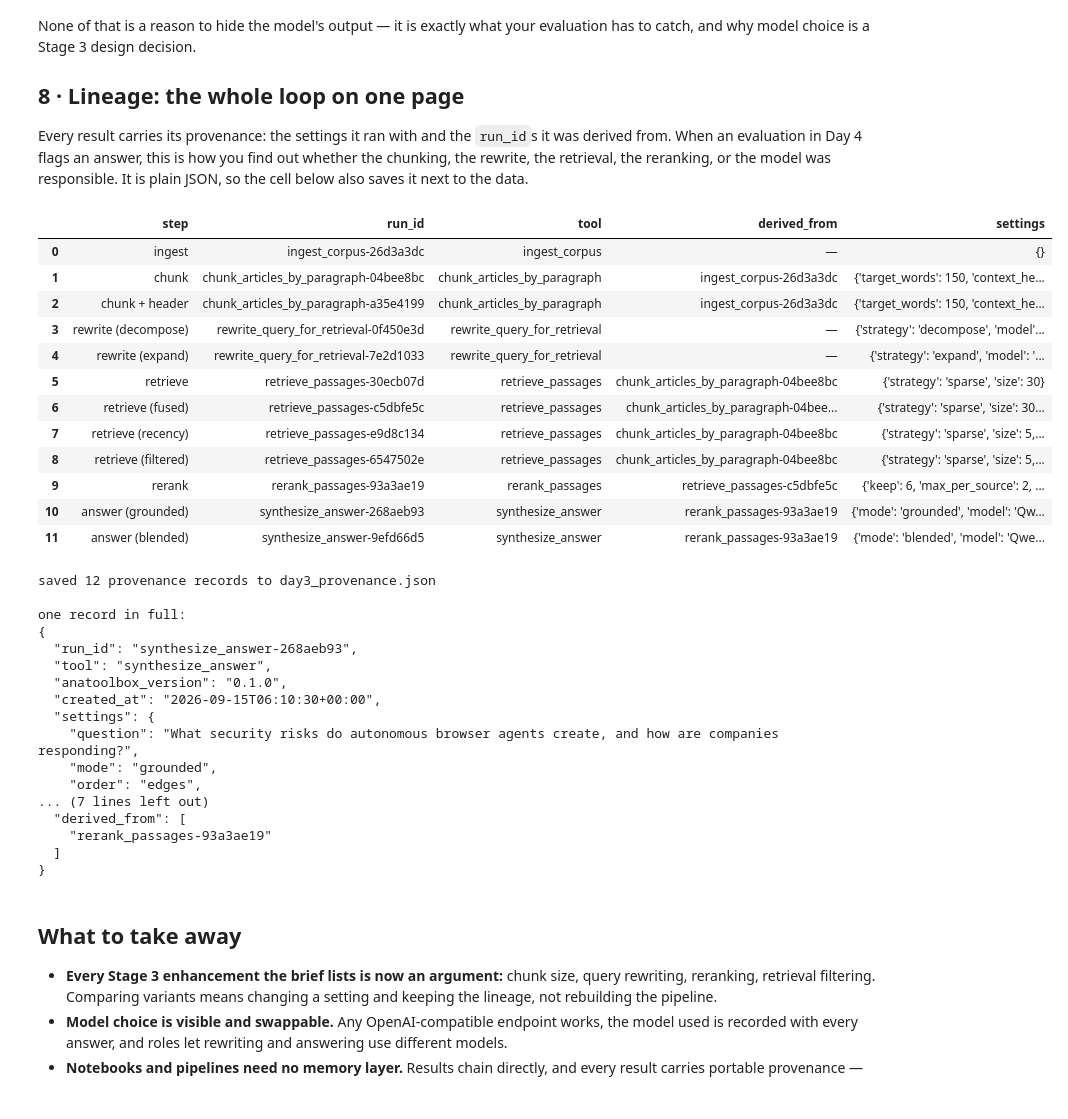
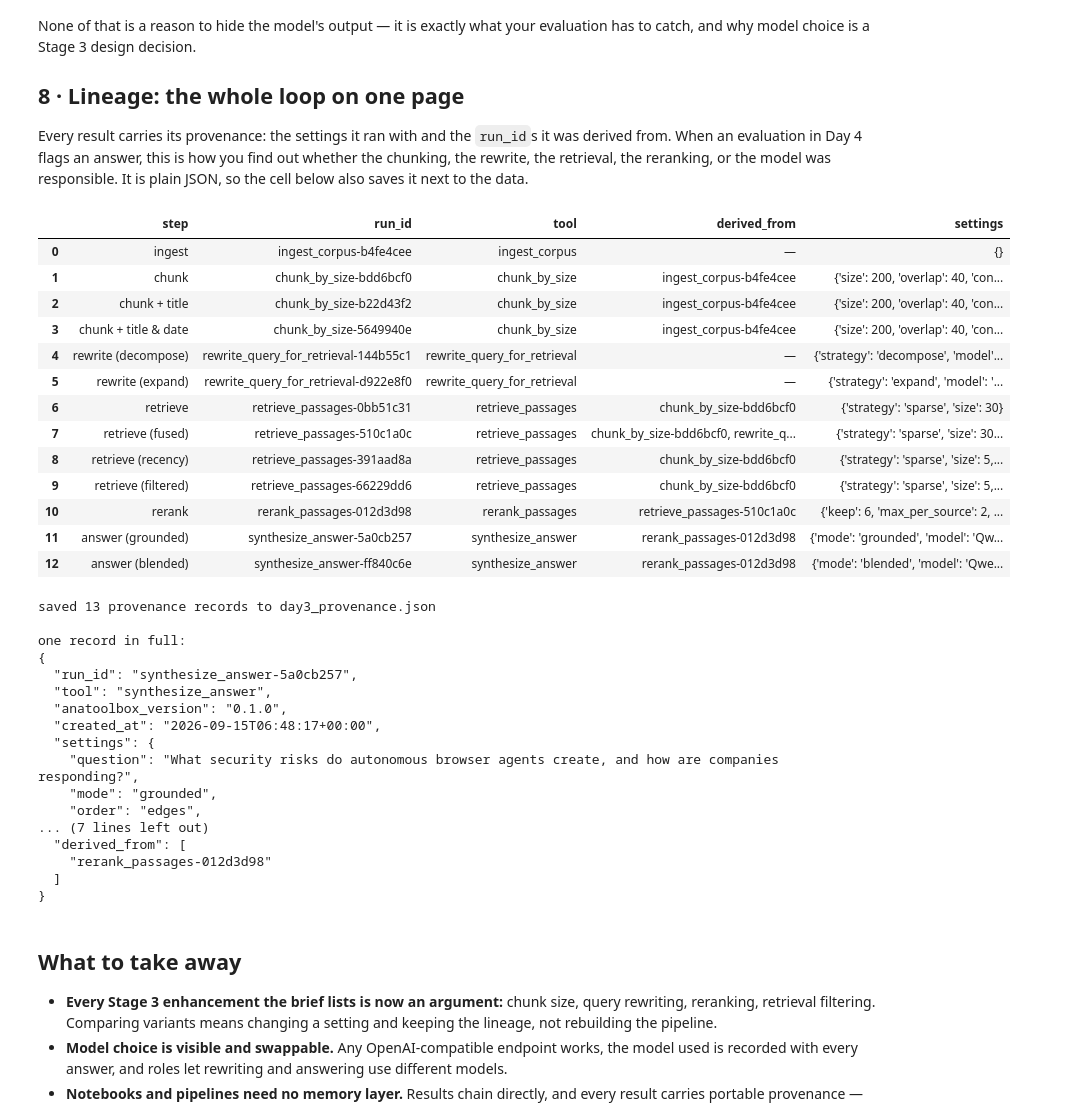
Before and after one commit to umagira/anatoolbox, a Jupyter notebook: notebooks/day3_rag_ai_media.ipynb, the cells around one changed output. Drawn from its saved outputs; the diff is of its cells as text; code cells hidden in the pictures.

```diff
--- a/notebooks/day3_rag_ai_media.ipynb
+++ b/notebooks/day3_rag_ai_media.ipynb
@@ -152,7 +152,7 @@ from anatoolbox import ToolContext, resolve_tools
 anatoolbox.register_reference_tools()
 ctx = ToolContext()  # pipeline mode: no memory — results are passed on as the next tool's input
 ingest, chunk, rewrite, retrieve, rerank, synthesize = resolve_tools(
-    ["ingest_corpus", "chunk_articles_by_paragraph", "rewrite_query_for_retrieval",
+    ["ingest_corpus", "chunk_by_size", "rewrite_query_for_retrieval",
      "retrieve_passages", "rerank_passages", "synthesize_answer"]
 )
 print(anatoolbox.tools_by_stage())
@@ -191,12 +196,13 @@ display(pd.DataFrame(rows))
 # %%
-chunks = chunk.run({"input": articles, "target_words": 150, "max_words": 300, "min_words": 30}, context=ctx)
+chunks = chunk.run({"input": articles, "size": 200, "overlap": 40}, context=ctx)
 print(f"{chunks['chunks']:,} chunks from {chunks['articles']:,} articles · run {chunks['provenance']['run_id']}, derived from {chunks['provenance']['derived_from']}")
-print("words per chunk:", chunks["words"])
+print("tokens per chunk:", chunks["tokens"])
 
 chunk_corpus = get_corpus(chunks["corpus"])
 first_article = chunk_corpus.records[0]["source_id"]
 display(pd.DataFrame([
-    {"id": r["id"], "paragraphs": f"{r['paragraph_start']}–{r['paragraph_end']}", "words": r["words"], "starts with": r["text"][:90].replace("\n", " ")}
+    {"id": r["id"], "tokens": f"{r['token_start']}–{r['token_end']}",
+     "starts with": r["chunk_text"][:60].replace("\n", " ") + " …", "ends with": "… " + r["chunk_text"][-45:].replace("\n", " ")}
     for r in chunk_corpus.records if r["source_id"] == first_article
-]))
+][:6]))
 # %% [output]
@@ -221,3 +243,0 @@ something to measure, not assume.
-# %%
-headed = chunk.run({"target_words": 150, "context_header": True, "name": "track_chunks_with_header", "input": articles}, context=ctx)
-print(get_corpus(headed["corpus"]).records[1]["text"][:300])
@@ -227,0 +244,10 @@ OCI Superclusters allow customers to choose from a wide range of NVIDIA GPUs and
+# %%
+from anatoolbox.preprocess.chunk.chunk_by_size import register_contextualizer
+
+titled = chunk.run({"input": articles, "size": 200, "overlap": 40, "contextualize": "title"}, context=ctx)
+print(get_corpus(titled["corpus"]).records[1]["text"][:220], "…\n")
+
+# Your own contextualizer: any function (record, chunk_text) -> str, selected by name.
+register_contextualizer("title_and_date", lambda record, chunk_text: f"{record['title']} ({record['date']})")
+dated = chunk.run({"input": articles, "size": 200, "overlap": 40, "contextualize": "title_and_date"}, context=ctx)
+print(get_corpus(dated["corpus"]).records[1]["text"][:220], "…")
@@ -422,58 +457,59 @@ JSON, so the cell below also saves it next to the data.
 # %%
 import json
 
 from anatoolbox.provenance import lineage
 
-steps = {"ingest": articles, "chunk": chunks, "chunk + header": headed}
+steps = {"ingest": articles, "chunk": chunks, "chunk + title": titled, "chunk + title & date": dated}
 steps.update({f"rewrite ({strategy})": result for strategy, result in REWRITES.items()})
 steps.update({"retrieve": single, "retrieve (fused)": fused, "retrieve (recency)": recent, "retrieve (filtered)": filtered})
 if reranked:
     steps["rerank"] = reranked
 steps.update({f"answer ({mode})": result for mode, result in answers.items()})
 
-SHOWN = ("strategy", "target_words", "context_header", "size", "queries", "keep", "max_per_source",
+SHOWN = ("strategy", "size", "overlap", "contextualize", "queries", "keep", "max_per_source",
          "mode", "model", "reranker", "recency_half_life_days", "filters")
 table = pd.DataFrame(lineage(steps.values()))
 table.insert(0, "step", list(steps))
 table["derived_from"] = table["derived_from"].map(lambda refs: ", ".join(refs) or "—")
 table["settings"] = table["settings"].map(lambda s: {k: v for k, v in s.items() if k in SHOWN and v not in (None, [], {})})
 display(table)
 
 provenance_file = DATA_DIR / "day3_provenance.json"
 provenance_file.write_text(json.dumps({step: result["provenance"] for step, result in steps.items()}, indent=2))
 print(f"saved {len(steps)} provenance records to {provenance_file.name}")
 if answers:
     print("\none record in full:")
     print(json.dumps(next(iter(answers.values()))["provenance"], indent=2))
 # %% [output]
 |  | step | run_id | tool | derived_from | settings |
-| 0 | ingest | ingest_corpus-26d3a3dc | ingest_corpus | — | {} |
-| 1 | chunk | chunk_articles_by_paragraph-04bee8bc | chunk_articles_by_paragraph | ingest_corpus-26d3a3dc | {'target_words': 150, 'context_he... |
-| 2 | chunk + header | chunk_articles_by_paragraph-a35e4199 | chunk_articles_by_paragraph | ingest_corpus-26d3a3dc | {'target_words': 150, 'context_he... |
-| 3 | rewrite (decompose) | rewrite_query_for_retrieval-0f450e3d | rewrite_query_for_retrieval | — | {'strategy': 'decompose', 'model'... |
-| 4 | rewrite (expand) | rewrite_query_for_retrieval-7e2d1033 | rewrite_query_for_retrieval | — | {'strategy': 'expand', 'model': '... |
-| 5 | retrieve | retrieve_passages-30ecb07d | retrieve_passages | chunk_articles_by_paragraph-04bee8bc | {'strategy': 'sparse', 'size': 30} |
-| 6 | retrieve (fused) | retrieve_passages-c5dbfe5c | retrieve_passages | chunk_articles_by_paragraph-04bee... | {'strategy': 'sparse', 'size': 30... |
-| 7 | retrieve (recency) | retrieve_passages-e9d8c134 | retrieve_passages | chunk_articles_by_paragraph-04bee8bc | {'strategy': 'sparse', 'size': 5,... |
-| 8 | retrieve (filtered) | retrieve_passages-6547502e | retrieve_passages | chunk_articles_by_paragraph-04bee8bc | {'strategy': 'sparse', 'size': 5,... |
-| 9 | rerank | rerank_passages-93a3ae19 | rerank_passages | retrieve_passages-c5dbfe5c | {'keep': 6, 'max_per_source': 2, ... |
-| 10 | answer (grounded) | synthesize_answer-268aeb93 | synthesize_answer | rerank_passages-93a3ae19 | {'mode': 'grounded', 'model': 'Qw... |
-| 11 | answer (blended) | synthesize_answer-9efd66d5 | synthesize_answer | rerank_passages-93a3ae19 | {'mode': 'blended', 'model': 'Qwe... |
+| 0 | ingest | ingest_corpus-b4fe4cee | ingest_corpus | — | {} |
+| 1 | chunk | chunk_by_size-bdd6bcf0 | chunk_by_size | ingest_corpus-b4fe4cee | {'size': 200, 'overlap': 40, 'con... |
+| 2 | chunk + title | chunk_by_size-b22d43f2 | chunk_by_size | ingest_corpus-b4fe4cee | {'size': 200, 'overlap': 40, 'con... |
+| 3 | chunk + title & date | chunk_by_size-5649940e | chunk_by_size | ingest_corpus-b4fe4cee | {'size': 200, 'overlap': 40, 'con... |
+| 4 | rewrite (decompose) | rewrite_query_for_retrieval-144b55c1 | rewrite_query_for_retrieval | — | {'strategy': 'decompose', 'model'... |
+| 5 | rewrite (expand) | rewrite_query_for_retrieval-d922e8f0 | rewrite_query_for_retrieval | — | {'strategy': 'expand', 'model': '... |
+| 6 | retrieve | retrieve_passages-0bb51c31 | retrieve_passages | chunk_by_size-bdd6bcf0 | {'strategy': 'sparse', 'size': 30} |
+| 7 | retrieve (fused) | retrieve_passages-510c1a0c | retrieve_passages | chunk_by_size-bdd6bcf0, rewrite_q... | {'strategy': 'sparse', 'size': 30... |
+| 8 | retrieve (recency) | retrieve_passages-391aad8a | retrieve_passages | chunk_by_size-bdd6bcf0 | {'strategy': 'sparse', 'size': 5,... |
+| 9 | retrieve (filtered) | retrieve_passages-66229dd6 | retrieve_passages | chunk_by_size-bdd6bcf0 | {'strategy': 'sparse', 'size': 5,... |
+| 10 | rerank | rerank_passages-012d3d98 | rerank_passages | retrieve_passages-510c1a0c | {'keep': 6, 'max_per_source': 2, ... |
+| 11 | answer (grounded) | synthesize_answer-5a0cb257 | synthesize_answer | rerank_passages-012d3d98 | {'mode': 'grounded', 'model': 'Qw... |
+| 12 | answer (blended) | synthesize_answer-ff840c6e | synthesize_answer | rerank_passages-012d3d98 | {'mode': 'blended', 'model': 'Qwe... |
-saved 12 provenance records to day3_provenance.json
+saved 13 provenance records to day3_provenance.json
 
 one record in full:
 {
-  "run_id": "synthesize_answer-268aeb93",
+  "run_id": "synthesize_answer-5a0cb257",
   "tool": "synthesize_answer",
   "anatoolbox_version": "0.1.0",
-  "created_at": "2026-09-15T06:10:30+00:00",
+  "created_at": "2026-09-15T06:48:17+00:00",
   "settings": {
     "question": "What security risks do autonomous browser agents create, and how are companies responding?",
     "mode": "grounded",
     "order": "edges",
 ... (7 lines left out)
   "derived_from": [
-    "rerank_passages-93a3ae19"
+    "rerank_passages-012d3d98"
   ]
 }
 # %% [markdown]
```
Also changed, not shown: parts of 16 cells of this notebook, 12 other files.
